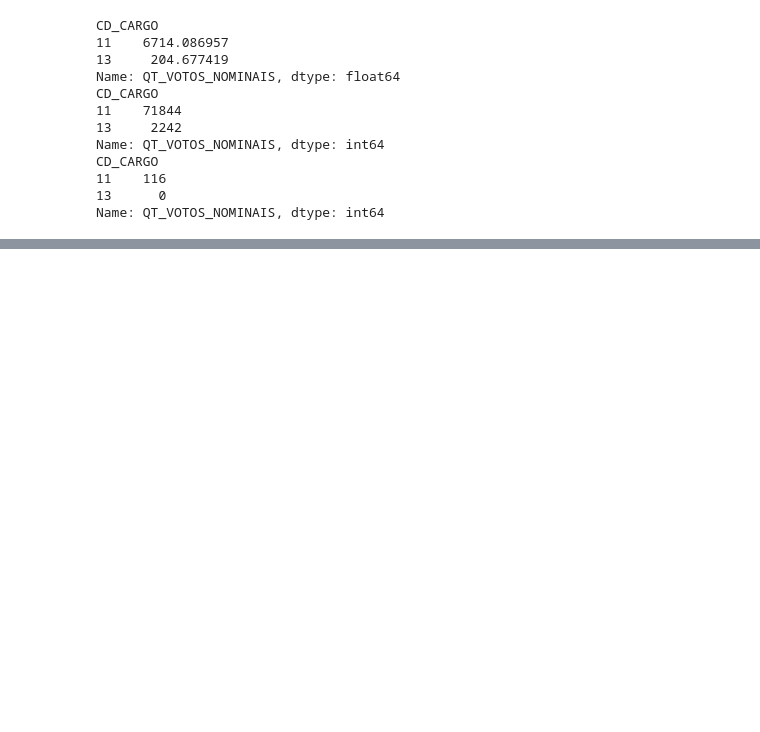
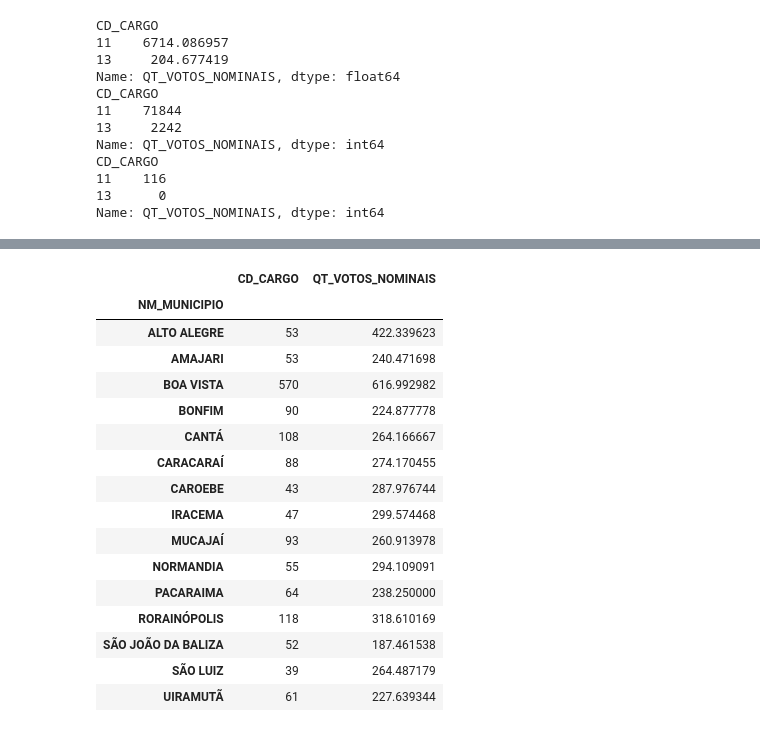
Before and after one commit to LeonardoVS-dev/Fundamentos, a Jupyter notebook: group_by.ipynb, the cells around one changed output, grey strips where cells are left out. Saved outputs shown, nothing was run; the diff lists cells and outputs as text; code cells hidden in the pictures; blank space fills up the shorter version.

Commit message:
Group_by feito

```diff
--- a/group_by.ipynb
+++ b/group_by.ipynb
@@ -5,9 +5,9 @@ Aqui, vou utilizar o arquivo de votação das eleições de 2024 de Roraima para
 # %%
 import pandas as pd
 # Importação do arquivo
-dados_eleitorais = pd.read_csv("/content/votacao_candidato_munzona_2024_RR.csv", encoding="latin-1", sep=";")
-
-print(dados_eleitorais)
+#dados_eleitorais = pd.read_csv("/content/votacao_candidato_munzona_2024_RR.csv", encoding="latin-1", sep=";")
+#dados_eleitorais = pd.read_csv("/content/votacao_candidato_munzona_2024_RR LIMPADO.csv", encoding="latin-1", sep=";")
+dados_eleitorais = pd.read_csv("/content/votacao_candidato_munzona_2024_RR LIMPADO_CORRIGIDO.csv", encoding="latin-1", sep=";")
 # %%
 # Aqui, crio um dataframe com base nos dados eleitorais importados
 dataframe_dados_eleitorais = pd.DataFrame(dados_eleitorais)
@@ -106,0 +132,27 @@ Name: QT_VOTOS_NOMINAIS, dtype: int64
+# %%
+dataframe_dados_eleitorais = pd.DataFrame(dados_eleitorais)
+
+# Aqui, o índice do group_by é o nome de cada município. Com a função agg,
+# utilizamos o método size() para contar o número total de candidatos nos dois
+# cargos em disputa (prefeito e vereador). Além disso, ele traz o número médio
+# de votos de cada candidato pelo método mean(). É interessante observar que Boa Vista, a capital
+# do estado, é a cidade que mais tem candidatos
+dataframe_dados_eleitorais.groupby("NM_MUNICIPIO").agg({"CD_CARGO":"size", "QT_VOTOS_NOMINAIS":"mean"})
+# %% [output]
+|  | CD_CARGO | QT_VOTOS_NOMINAIS |
+| NM_MUNICIPIO |  |  |
+| ALTO ALEGRE | 53 | 422.339623 |
+| AMAJARI | 53 | 240.471698 |
+| BOA VISTA | 570 | 616.992982 |
+| BONFIM | 90 | 224.877778 |
+| CANTÁ | 108 | 264.166667 |
+| CARACARAÍ | 88 | 274.170455 |
+| CAROEBE | 43 | 287.976744 |
+| IRACEMA | 47 | 299.574468 |
+| MUCAJAÍ | 93 | 260.913978 |
+| NORMANDIA | 55 | 294.109091 |
+| PACARAIMA | 64 | 238.250000 |
+| RORAINÓPOLIS | 118 | 318.610169 |
+| SÃO JOÃO DA BALIZA | 52 | 187.461538 |
+| SÃO LUIZ | 39 | 264.487179 |
+| UIRAMUTÃ | 61 | 227.639344 |
```
Also changed, not shown: parts of 3 cells of this notebook.
